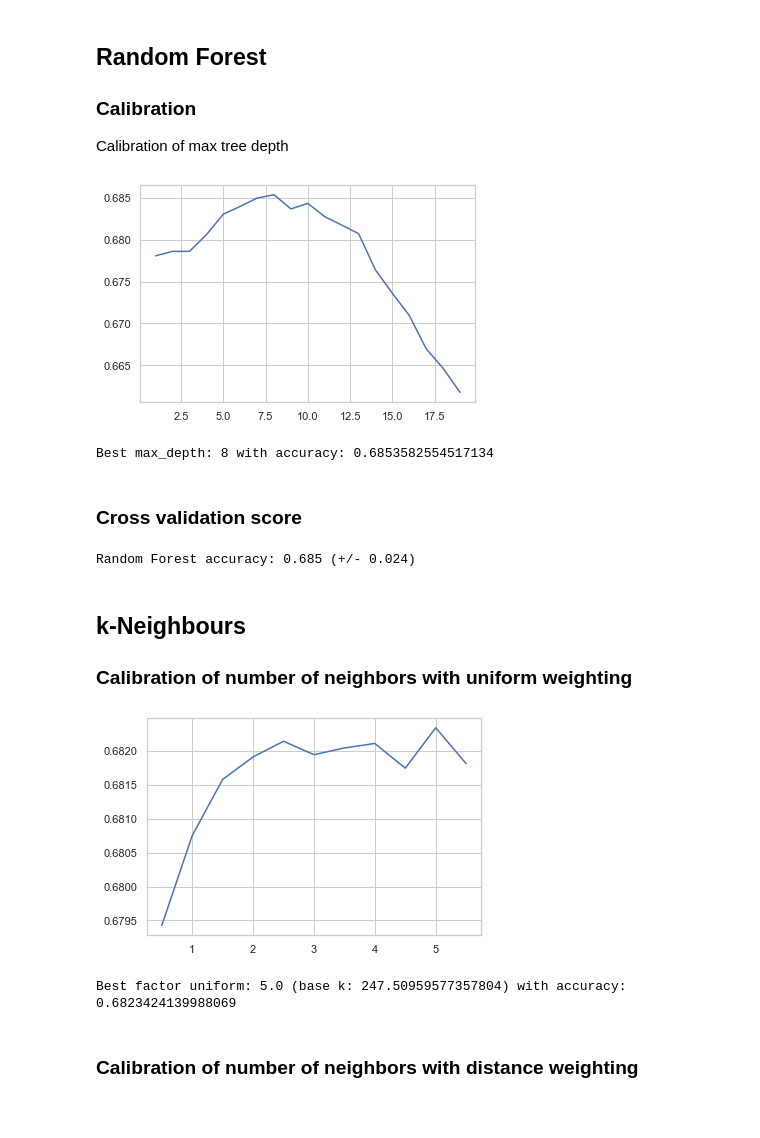
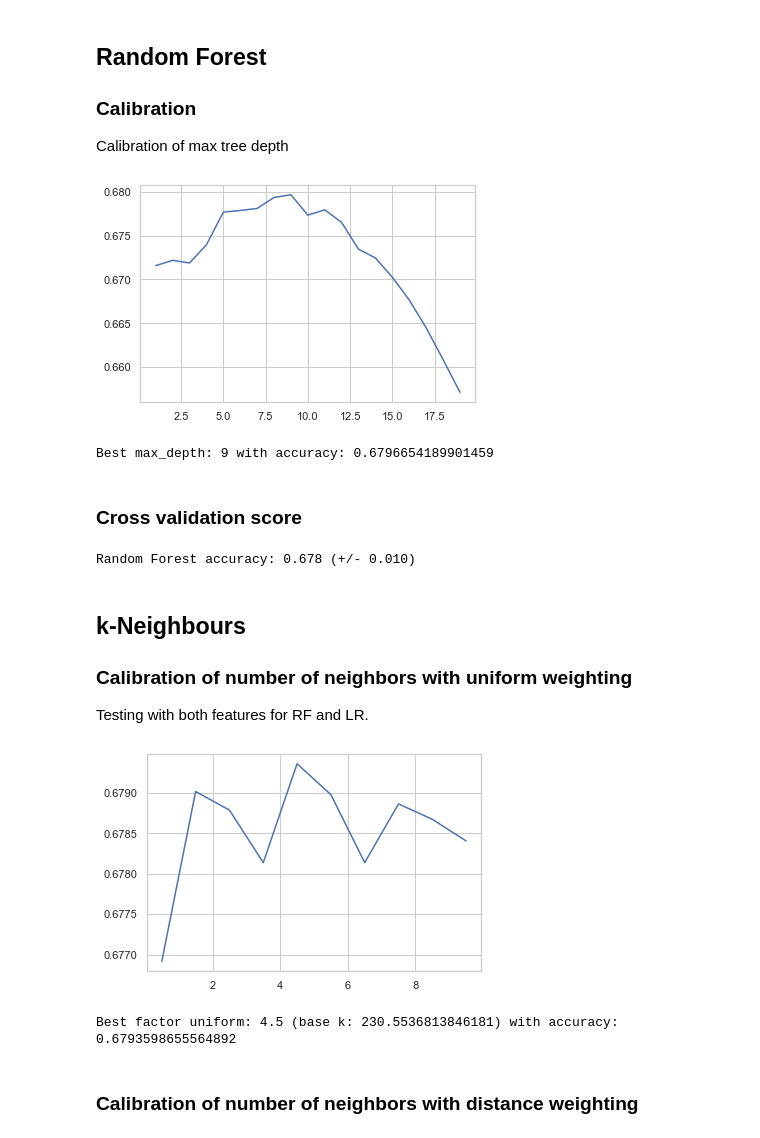
Before and after one commit to jost95/atp-tennis-predictions, a Jupyter notebook: eval_select_test.ipynb, the cells around one changed output. Saved outputs shown, nothing was run; the diff lists cells and outputs as text; code cells hidden in the pictures.

```diff
--- a/eval_select_test.ipynb
+++ b/eval_select_test.ipynb
@@ -173,7 +159,7 @@ plot_rf_feat_imp(rf_model.feature_importances_, X_train.columns)
 Prunes the results from previous sections by selecting the 4 most important features. A ranking of 1 means the algorithm suggests the feature. Since the 4th suggestion is a highly correlated one, for linear models only 3 features will be used.
 # %%
 rfe_model = RandomForestClassifier(max_depth=rf_max_depth, n_estimators=rf_estimators)
-rfe_model = RFE(rfe_model, n_features_to_select=4)  # selects 4 of the features
+rfe_model = RFE(rfe_model, n_features_to_select=3)  # selects 3 of the features
 rfe_model.fit(X_train, y_train)
 
 rankings = rfe_model.ranking_
@@ -251,15 +239,8 @@ Minor performance decrease for the reduced linear models.
 # %%
-X_val_final = X_val.filter(final_columns)
+X_val_rf = X_val.filter(rf_cols)
 
-print('Full RandomForest model:')
-print(classification_report(y_val, rf_model.predict(X_val)))
-
-print('Final RandomForest model:')
-print(classification_report(y_val, rf_model_final.predict(X_val_final)))
-
-print('Full LogReg model:')
-print(classification_report(y_val, lr_model.predict(X_val)))
-
-print('Final LogReg model:')
-print(classification_report(y_val, lr_model_final.predict(X_val_final)))
+print("Full RandomForest accuracy: %0.3f" % accuracy_score(y_val, rf_model.predict(X_val)))
+print("Reduced RandomForest accuracy: %0.3f" % accuracy_score(y_val, rf_model_red.predict(X_val_rf)))
+print("Full LogReg accuracy: %0.3f" % accuracy_score(y_val, lr_model.predict(X_val)))
+print("Reduced LogReg accuracy: %0.3f" % accuracy_score(y_val, lr_model_red.predict(X_val_rf)))
 # %% [output]
@@ -296,14 +263,14 @@ X_train_final_full = X_train_full.filter(final_columns)
 Calibration of hyperparameter C which is the inverse of regularization strength.
 # %%
 accuracies = []
-c_vals = list(np.arange(0.01, 1, 0.01))
+c_vals = list(np.arange(0.01, 2, 0.1))
 best_acc = 0
 best_c = 0
 
 for c in c_vals:
     lr_model_cal = LogisticRegression(solver=lr_solver, C=c)
-    lr_model_cal.fit(X_train_final, y_train)
-    predictions = lr_model_cal.predict(X_val_final)
+    lr_model_cal.fit(X_train_lr, y_train)
+    predictions = lr_model_cal.predict(X_val_lr)
     acc = accuracy_score(y_val, predictions)
 
     if acc > best_acc:
@@ -341,8 +309,8 @@ best_depth = 0
 
 for max_depth in depths:
     rf_model_cal = RandomForestClassifier(max_depth=max_depth, n_estimators=rf_estimators)
-    rf_model_cal.fit(X_train_final, y_train)
-    predictions = rf_model_cal.predict(X_val_final)
+    rf_model_cal.fit(X_train_rf, y_train)
+    predictions = rf_model_cal.predict(X_val_rf)
     acc = accuracy_score(y_val, predictions)
 
     if acc > best_acc:
@@ -355,51 +323,54 @@ plot_hyperparam(accuracies, depths)
 
 print(f"Best max_depth: {best_depth} with accuracy: {best_acc}")
 # %% [output]
-[figure, old version]
+[figure, new version]
-Best max_depth: 8 with accuracy: 0.6853582554517134
+Best max_depth: 9 with accuracy: 0.6796654189901459
 # %% [markdown]
 ### Cross validation score
 # %%
-optimal_max_depth = 8
+X_train_val_rf = X_train_val.filter(rf_cols)
+optimal_max_depth = 9
 rf_model_final = RandomForestClassifier(max_depth=optimal_max_depth, n_estimators=rf_estimators)
-rf_scores = cross_val_score(rf_model_final, X_train_final_full, y_train_full, cv=no_folds)
+rf_scores = cross_val_score(rf_model_final, X_train_val_rf, y_train_val, cv=no_folds)
 print("Random Forest accuracy: %0.3f (+/- %0.3f)" % (rf_scores.mean(), rf_scores.std() * 2))
 # %% [output]
-Random Forest accuracy: 0.685 (+/- 0.024)
+Random Forest accuracy: 0.678 (+/- 0.010)
 # %% [markdown]
 ## k-Neighbours
 
 ### Calibration of number of neighbors with uniform weighting
+
+Testing with both features for RF and LR.
 # %%
 def calibrate_neighbors(base_k, weights):
     accuracies = []
-    k_factors = list(np.arange(0.5, 6, 0.5))
+    k_factors = list(np.arange(0.5, 10, 1))
     best_acc = 0
     best_factor = 0
 
     for factor in k_factors:
         k = int(round(base_k * factor))
         knn_model = KNeighborsClassifier(n_neighbors=k, weights=weights)
-        knn_model.fit(X_train_final, y_train)
-        predictions = knn_model.predict(X_val_final)
+        knn_model.fit(X_train_rf, y_train)
+        predictions = knn_model.predict(X_val_rf)
         acc = accuracy_score(y_val, predictions)
 
         if acc > best_acc:
             best_acc = acc
             best_factor = factor
 
         accuracies.append(acc)
 
     return accuracies, k_factors, best_factor, best_acc
 
 base_k = len(X_train_final) ** 0.5
 accuracies, k_factors, best_factor, best_acc = calibrate_neighbors(base_k, 'uniform')
 plot_hyperparam(accuracies, k_factors)
 
 print(f"Best factor uniform: {best_factor} (base k: {base_k}) with accuracy: {best_acc}")
 # %% [output]
-[figure, old version]
+[figure, new version]
-Best factor uniform: 5.0 (base k: 247.50959577357804) with accuracy: 0.6823424139988069
+Best factor uniform: 4.5 (base k: 230.5536813846181) with accuracy: 0.6793598655564892
 # %% [markdown]
 ### Calibration of number of neighbors with distance weighting
 # %%
```
Also changed, not shown: parts of 45 cells of this notebook, 1 other file.
